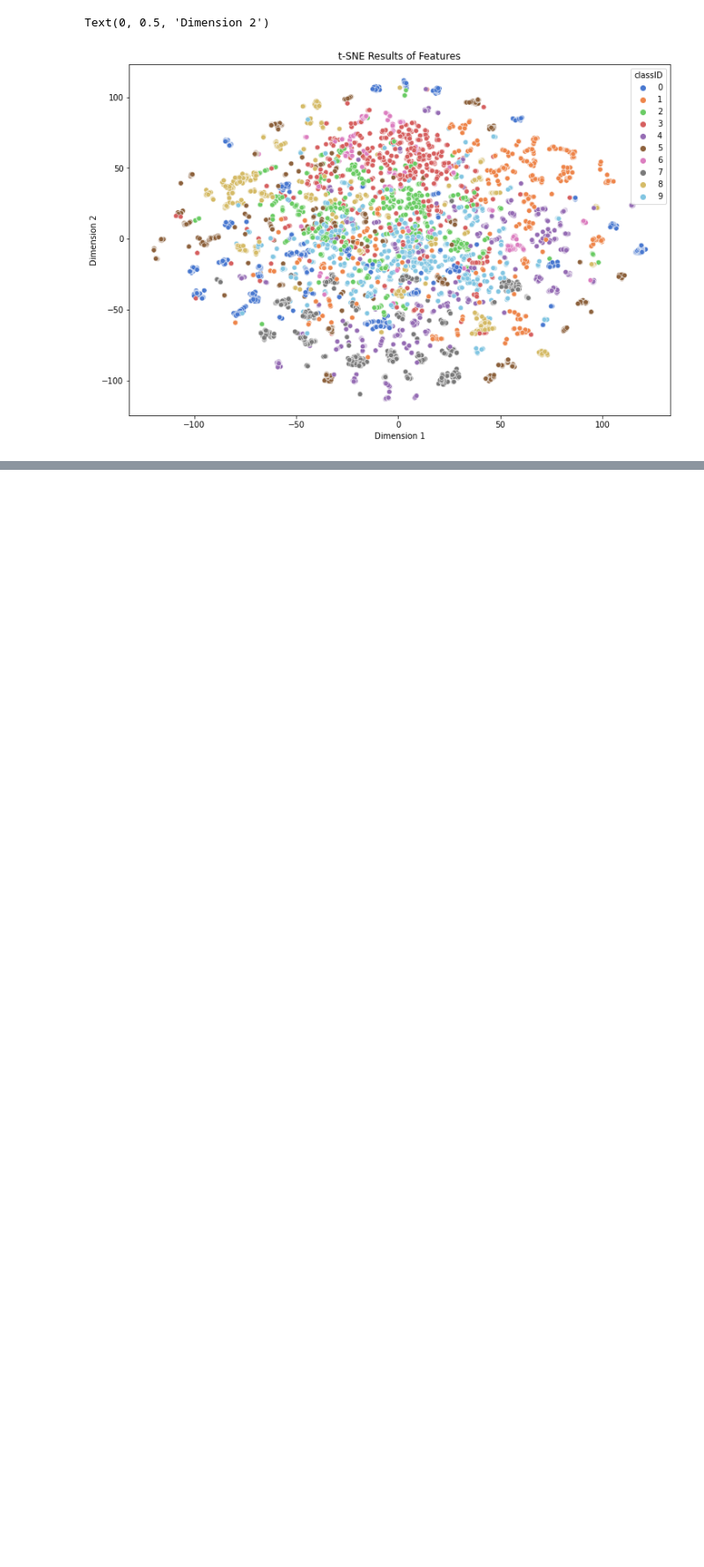
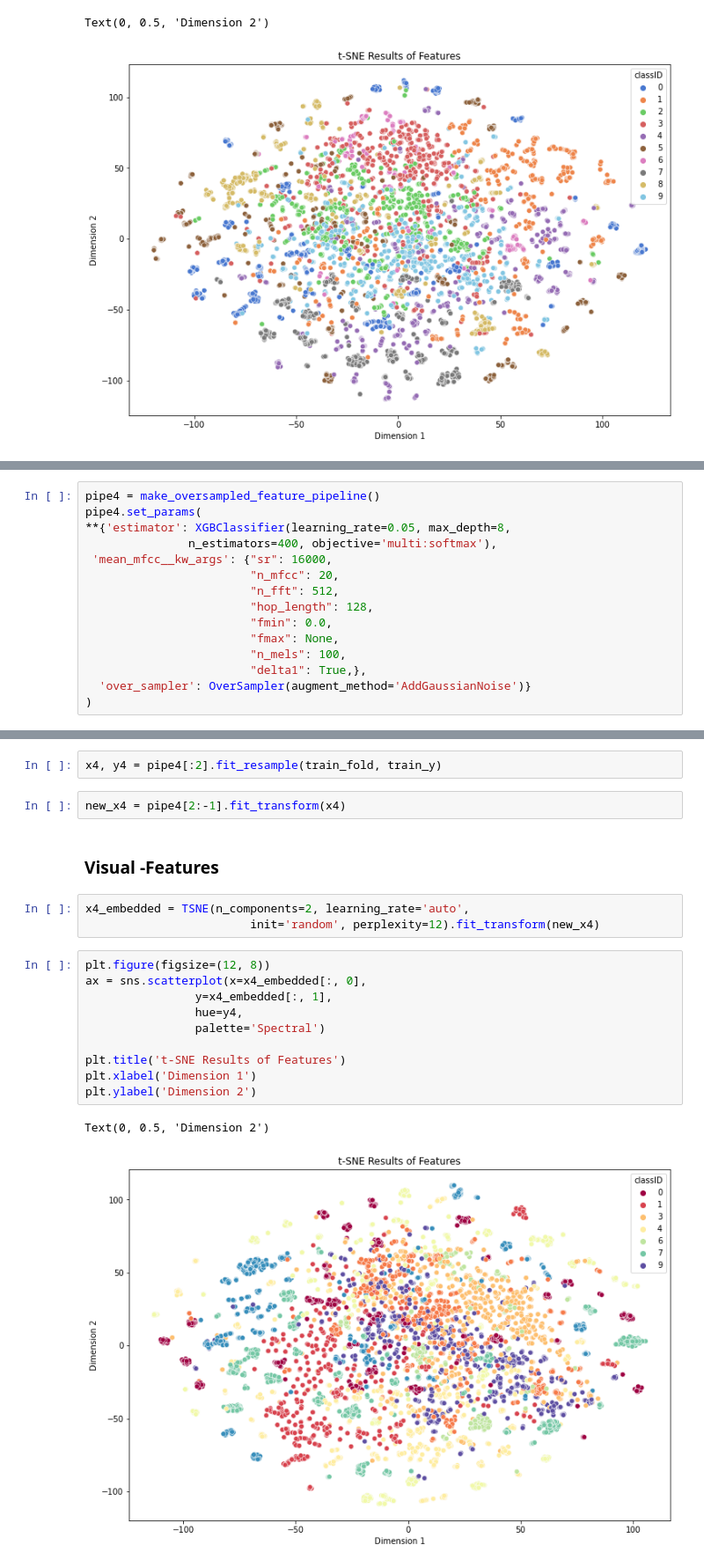
Before and after one commit to axelth/hasp, a Jupyter notebook: notebooks/carlq89_849_visual.ipynb, the cells around one changed output, grey strips where cells are left out. Shown at 88% size. Saved outputs shown, nothing was run; the diff lists cells and outputs as text; blank space fills up the shorter version.

```diff
--- a/notebooks/carlq89_849_visual.ipynb
+++ b/notebooks/carlq89_849_visual.ipynb
@@ -148,0 +183,15 @@ Text(0, 0.5, 'Dimension 2')
+# %%
+pipe4 = make_oversampled_feature_pipeline()
+pipe4.set_params(
+**{'estimator': XGBClassifier(learning_rate=0.05, max_depth=8,
+               n_estimators=400, objective='multi:softmax'),
+ 'mean_mfcc__kw_args': {"sr": 16000,
+                        "n_mfcc": 20,
+                        "n_fft": 512,
+                        "hop_length": 128,
+                        "fmin": 0.0,
+                        "fmax": None,
+                        "n_mels": 100,
+                        "delta1": True,},
+  'over_sampler': OverSampler(augment_method='AddGaussianNoise')}
+)
@@ -148,0 +217,22 @@ Text(0, 0.5, 'Dimension 2')
+# %%
+x4, y4 = pipe4[:2].fit_resample(train_fold, train_y)
+# %%
+new_x4 = pipe4[2:-1].fit_transform(x4)
+# %% [markdown]
+### Visual -Features
+# %%
+x4_embedded = TSNE(n_components=2, learning_rate='auto',
+                        init='random', perplexity=12).fit_transform(new_x4)
+# %%
+plt.figure(figsize=(12, 8))
+ax = sns.scatterplot(x=x4_embedded[:, 0],
+                y=x4_embedded[:, 1],
+                hue=y4,
+                palette='Spectral')
+
+plt.title('t-SNE Results of Features')
+plt.xlabel('Dimension 1')
+plt.ylabel('Dimension 2')
+# %% [output]
+Text(0, 0.5, 'Dimension 2')
+[figure, added]
```
Also changed, not shown: parts of 41 cells of this notebook.
